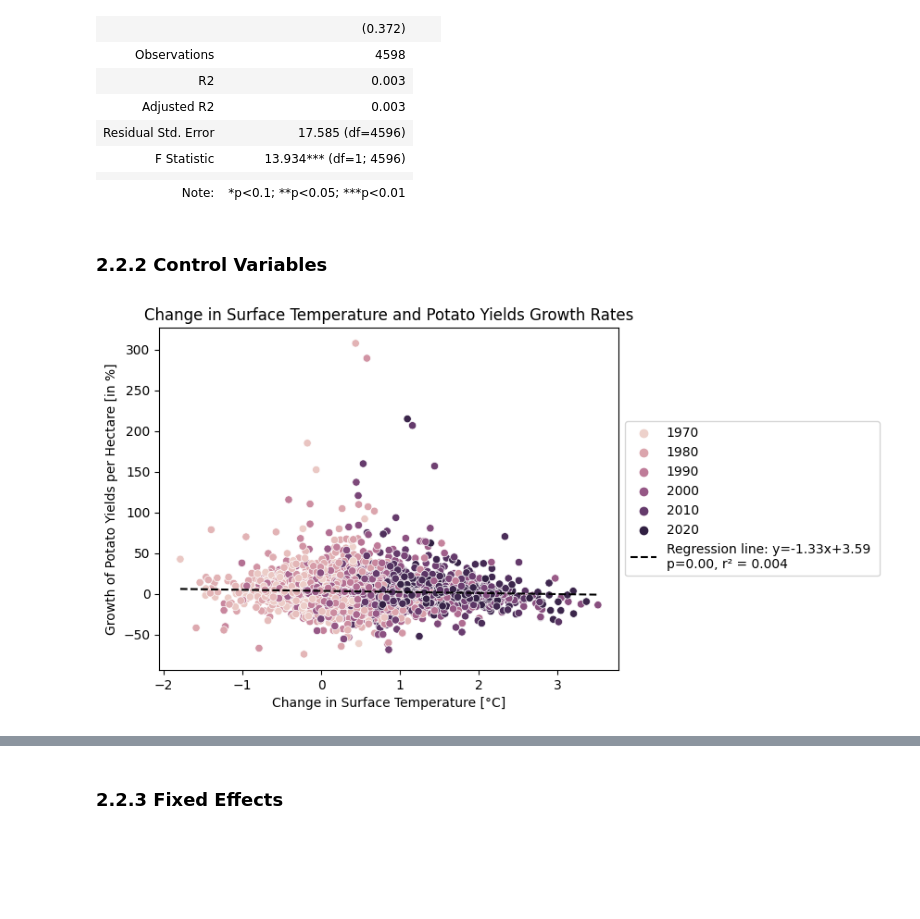
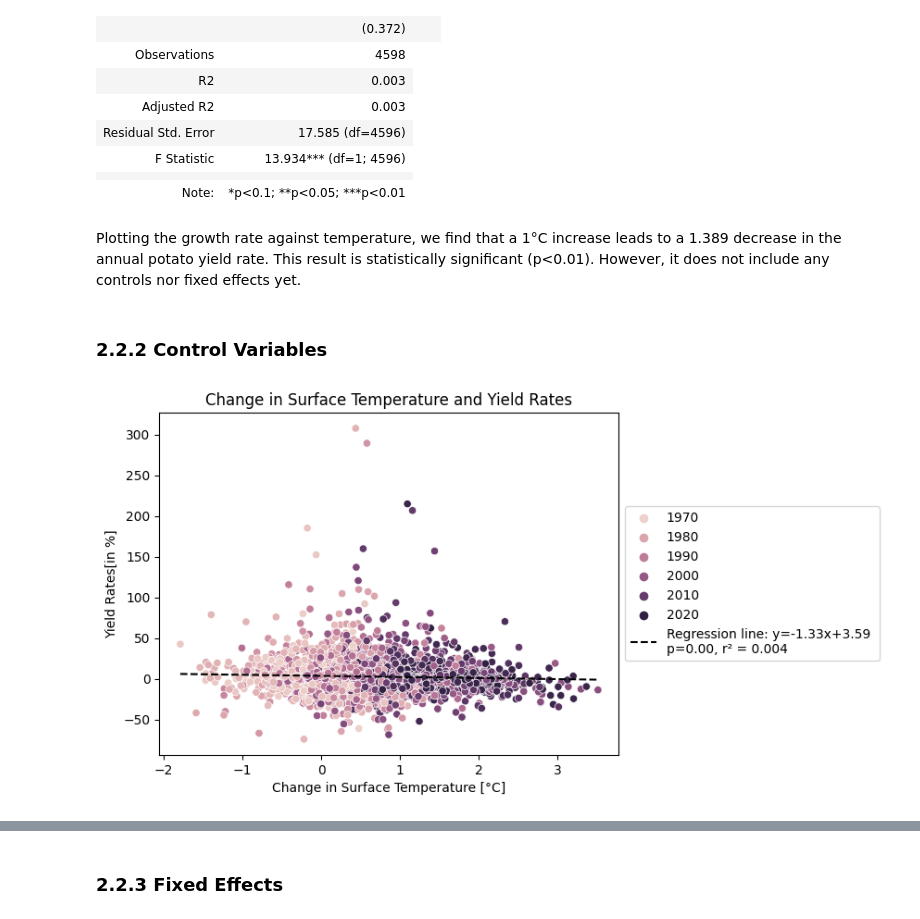
Before and after one commit to RebeccaKessler/Otter_Group_Project, a Jupyter notebook: Appendix.ipynb, the cells around one changed output, grey strips where cells are left out. Cells and saved outputs as stored; diff of their text form; code cells hidden in the pictures; blank space fills up the shorter version.

```diff
--- a/Appendix.ipynb
+++ b/Appendix.ipynb
@@ -151,9 +153,6 @@ plt.show()
 # %%
 # Linear regression without outliers (no controls)
 df_panel_growth_no_outliers = df_panel_growth[~df_panel_growth['Area'].isin(outliers)]
-
-df_panel_growth_no_outliers = df_panel_growth_no_outliers.loc[df_panel_growth_no_outliers.Value_Y < 800,:]
-#we also exclude individual datapoints with extremely high values (>250)
 
 sns.scatterplot(x='Value_T', y='Value_Y', hue='Year', data=df_panel_growth_no_outliers)
 
@@ -171,8 +170,8 @@ line = f'Regression line: y={slope:.2f}x+{intercept:.2f} \np={ols_canned_results
 plt.plot(x, trendline, '--', color='k', label=line)
 
 plt.xlabel('Change in Surface Temperature [°C]')
-plt.ylabel('Growth of Potato Yields per Hectare [in %]')
-plt.title('Change in Surface Temperature and Potato Yields Growth Rates')
+plt.ylabel('Yield Rates [in %]')
+plt.title('Change in Surface Temperature and Yield Rates')
 plt.legend(loc='center left', bbox_to_anchor=(1, 0.5))
 plt.show()
 # %% [output]
@@ -200,32 +199,34 @@ stargazer
 | F Statistic | 13.934*** (df=1; 4596) |
 |  |  |
 | Note: | *p<0.1; **p<0.05; ***p<0.01 |
+# %% [markdown]
+Plotting the growth rate against temperature, we find that a 1°C increase leads to a 1.389 decrease in the annual potato yield rate. This result is statistically significant (p<0.01). However, it does not include any controls nor fixed effects yet.
 # %% [markdown]
 ### 2.2.2 Control Variables
 # %%
 # Linear regression without outliers with controls
 
 sns.scatterplot(x='Value_T', y='Value_Y', hue='Year', data=df_panel_growth_no_outliers)
 
 x = df_panel_growth.sort_values("Value_T").Value_T
 y = df_panel_growth.sort_values("Value_T").Value_Y
 
 ols_canned_results = sm.OLS.from_formula('Value_Y ~ Value_T + Value_GDP + Value_Fert + Value_Prec_Anom', df_panel_growth_no_outliers).fit()
 slope = ols_canned_results.params[1]
 intercept = ols_canned_results.params[0]
 
 trendline = slope * x + intercept
 
 line = f'Regression line: y={slope:.2f}x+{intercept:.2f} \np={ols_canned_results.pvalues[1]:.2f}, r² = {ols_canned_results.rsquared:.3f}'
 
 plt.plot(x, trendline, '--', color='k', label=line)
 
 plt.xlabel('Change in Surface Temperature [°C]')
-plt.ylabel('Growth of Potato Yields per Hectare [in %]')
-plt.title('Change in Surface Temperature and Potato Yields Growth Rates')
+plt.ylabel('Yield Rates[in %]')
+plt.title('Change in Surface Temperature and Yield Rates')
 plt.legend(loc='center left', bbox_to_anchor=(1, 0.5))
 plt.show()
 # %% [output]
-[figure, old version]
+[figure, new version]
 # %%
 df_panel_growth_irrigation_no_outliers = df_panel_growth_irrigation[~df_panel_growth_irrigation['Area'].isin(outliers)]
```
Also changed, not shown: parts of 35 cells of this notebook.
